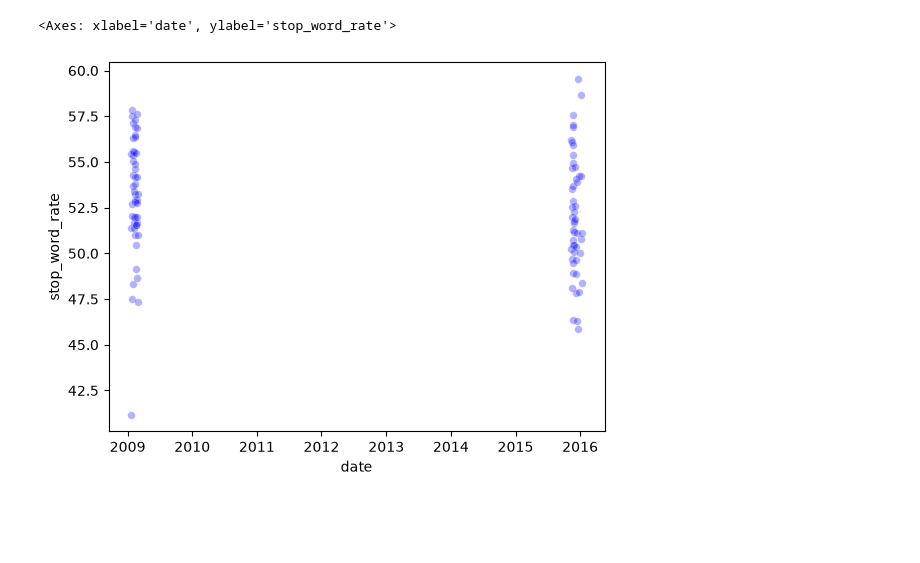
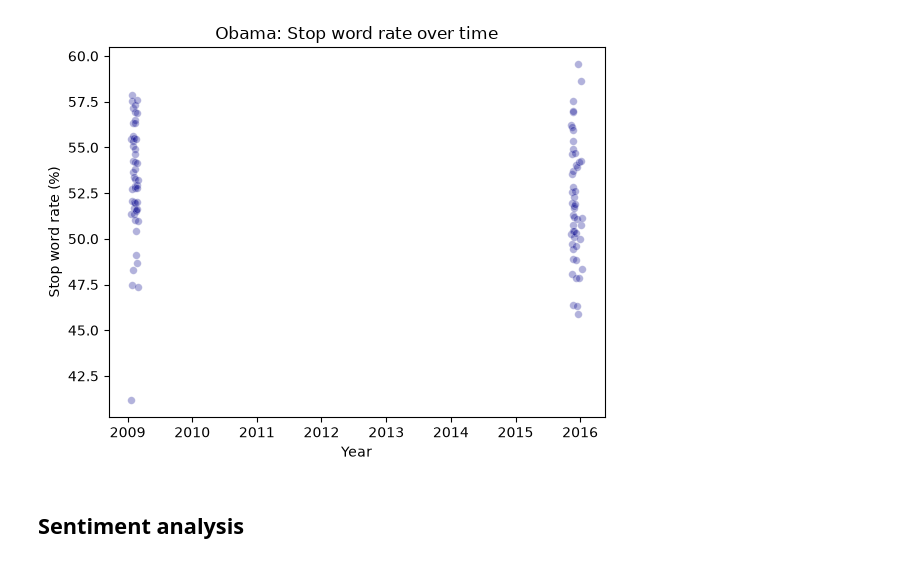
Before and after one commit to howlou/Trump-shit, a Jupyter notebook: Comparison_NLP.ipynb, the cells around one changed output. Cells and saved outputs as stored; diff of their text form; code cells hidden in the pictures; blank space fills up the shorter version.

```diff
--- a/Comparison_NLP.ipynb
+++ b/Comparison_NLP.ipynb
@@ -218,6 +185,14 @@ sns.scatterplot(data=trump, x='date', y='stop_word_rate',
 # %%
-sns.scatterplot(data=obama, x='date', y='stop_word_rate',
-                color= 'blue', s=30, alpha=0.3)
+#visualize stop word rate for every Obama speech
+ax = sns.scatterplot(data=obama, x='date', y='stop_word_rate',
+                color= 'darkblue', s=30, alpha=0.3)
+ax.set(title='Obama: Stop word rate over time',
+    xlabel='Year',
+    ylabel='Stop word rate (%)')
+plt.show()
+
+#(sub 1.4 visualisations)
 # %% [output]
-<Axes: xlabel='date', ylabel='stop_word_rate'>
-[figure, old version]
+[figure, new version]
+# %% [markdown]
+## Sentiment analysis
```
Also changed, not shown: parts of 12 cells of this notebook.
